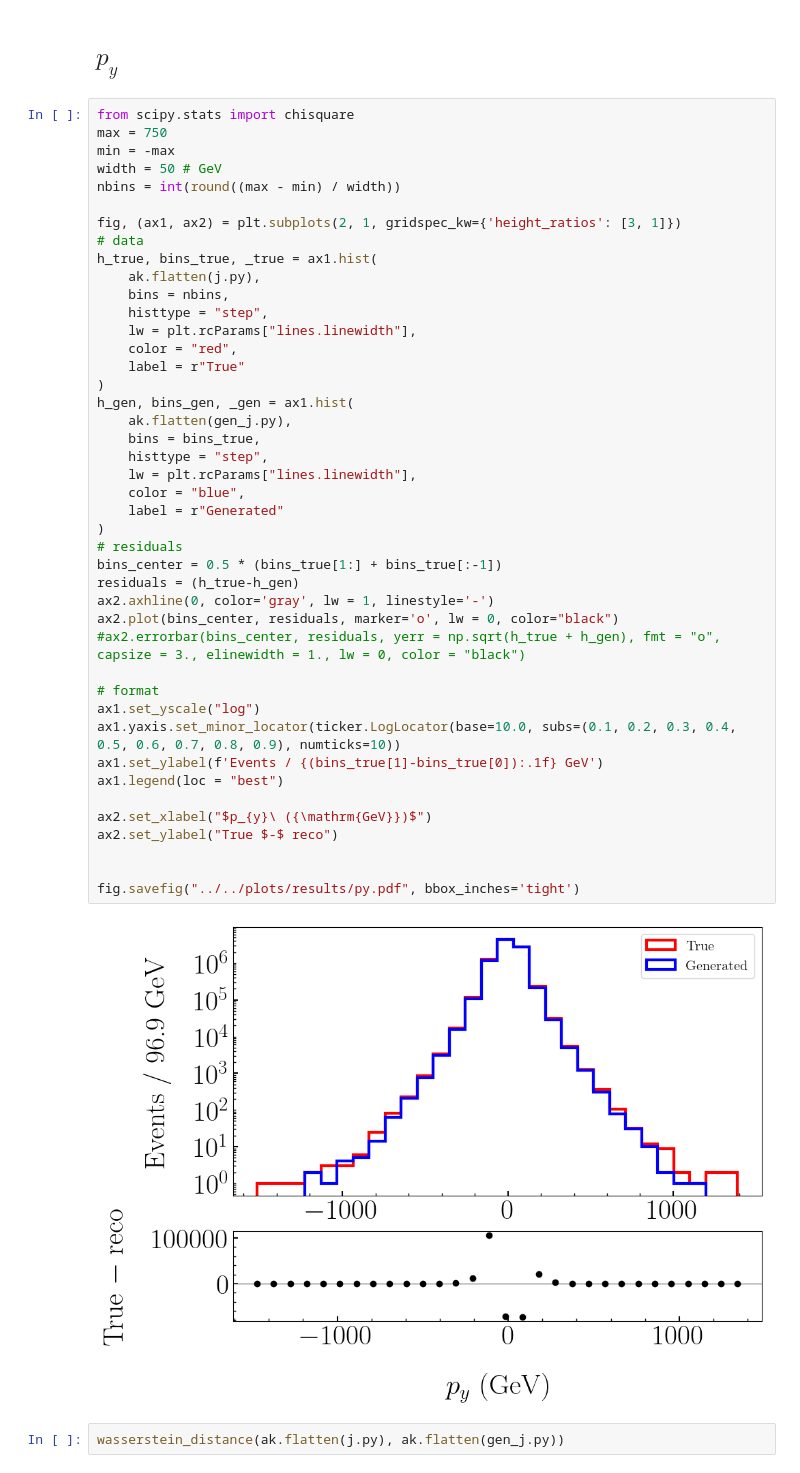
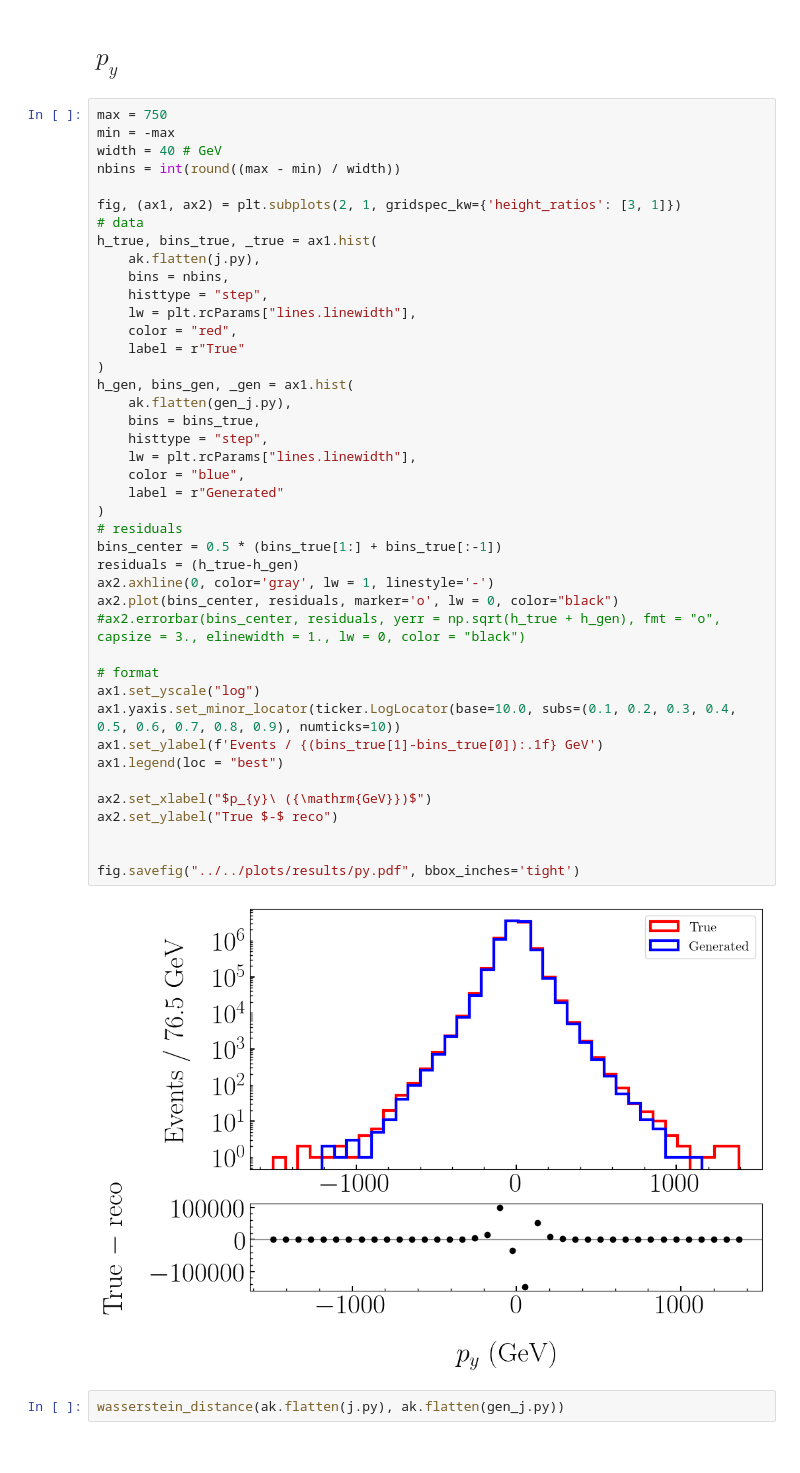
Before and after one commit to javivilladamigo/euclidean-multijet, a Jupyter notebook: python/analysis/analysis-fourTag_10x.ipynb, the cells around one changed output. Saved outputs shown, nothing was run; the diff lists cells and outputs as text.

```diff
--- a/python/analysis/analysis-fourTag_10x.ipynb
+++ b/python/analysis/analysis-fourTag_10x.ipynb
@@ -207,10 +207,9 @@ wasserstein_distance(ak.flatten(j.px), ak.flatten(gen_j.px))
 # %% [markdown]
 ## $p_{y}$
 # %%
-from scipy.stats import chisquare
 max = 750
 min = -max
-width = 50 # GeV
+width = 40 # GeV
 nbins = int(round((max - min) / width))
 
 fig, (ax1, ax2) = plt.subplots(2, 1, gridspec_kw={'height_ratios': [3, 1]})
@@ -223,34 +222,34 @@ h_true, bins_true, _true = ax1.hist(
     color = "red",
     label = r"True"
 )
 h_gen, bins_gen, _gen = ax1.hist(
     ak.flatten(gen_j.py),
     bins = bins_true,
     histtype = "step",
     lw = plt.rcParams["lines.linewidth"],
     color = "blue",
     label = r"Generated"
 )
 # residuals
 bins_center = 0.5 * (bins_true[1:] + bins_true[:-1])
 residuals = (h_true-h_gen)
 ax2.axhline(0, color='gray', lw = 1, linestyle='-')
 ax2.plot(bins_center, residuals, marker='o', lw = 0, color="black")
 #ax2.errorbar(bins_center, residuals, yerr = np.sqrt(h_true + h_gen), fmt = "o", capsize = 3., elinewidth = 1., lw = 0, color = "black")
 
 # format
 ax1.set_yscale("log")
 ax1.yaxis.set_minor_locator(ticker.LogLocator(base=10.0, subs=(0.1, 0.2, 0.3, 0.4, 0.5, 0.6, 0.7, 0.8, 0.9), numticks=10))
 ax1.set_ylabel(f'Events / {(bins_true[1]-bins_true[0]):.1f} GeV')
 ax1.legend(loc = "best")
 
 ax2.set_xlabel("$p_{y}\ ({\mathrm{GeV}})$")
 ax2.set_ylabel("True $-$ reco")
 
 
 fig.savefig("../../plots/results/py.pdf", bbox_inches='tight')
 # %% [output]
-[figure, old version]
+[figure, new version]
 # %%
 wasserstein_distance(ak.flatten(j.py), ak.flatten(gen_j.py))
 # %% [output]
```
Also changed, not shown: parts of 9 cells of this notebook, 9 other files.
